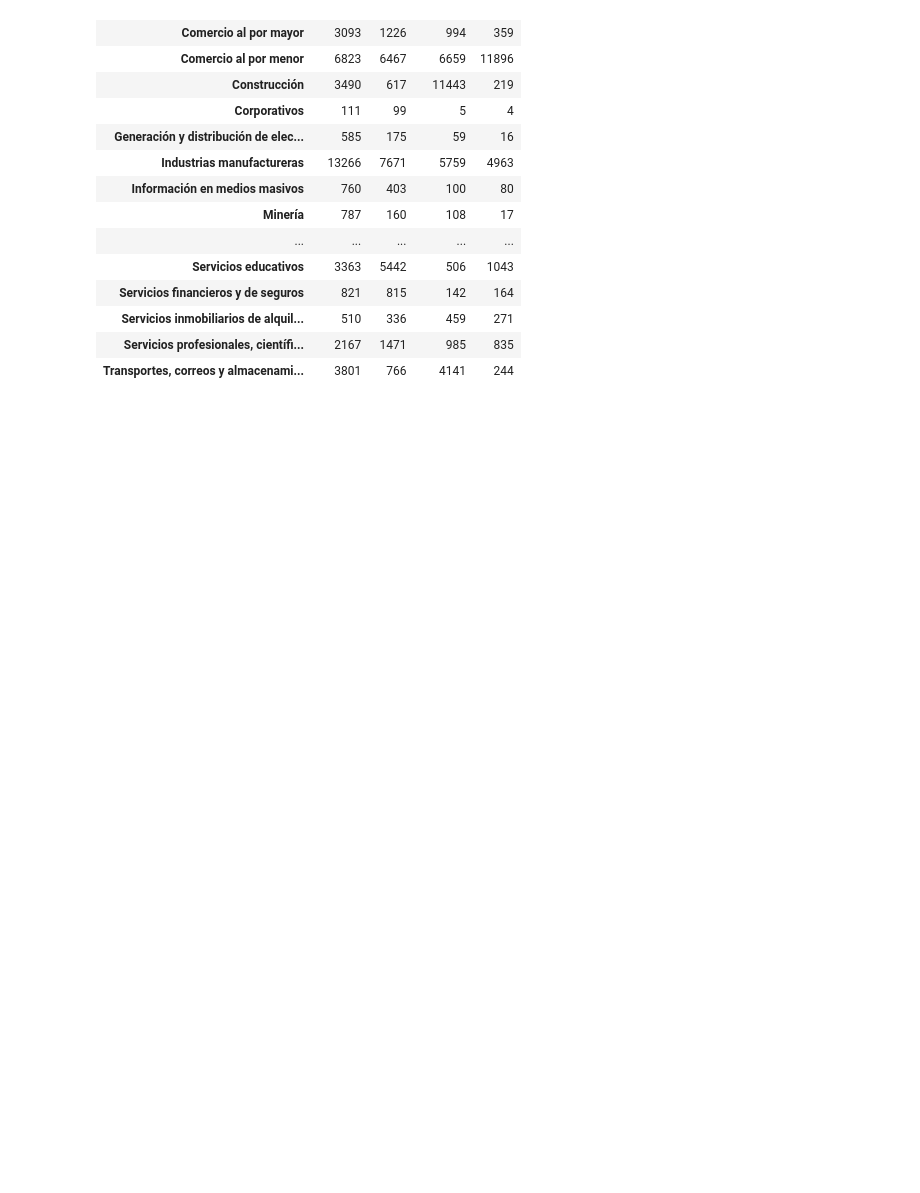
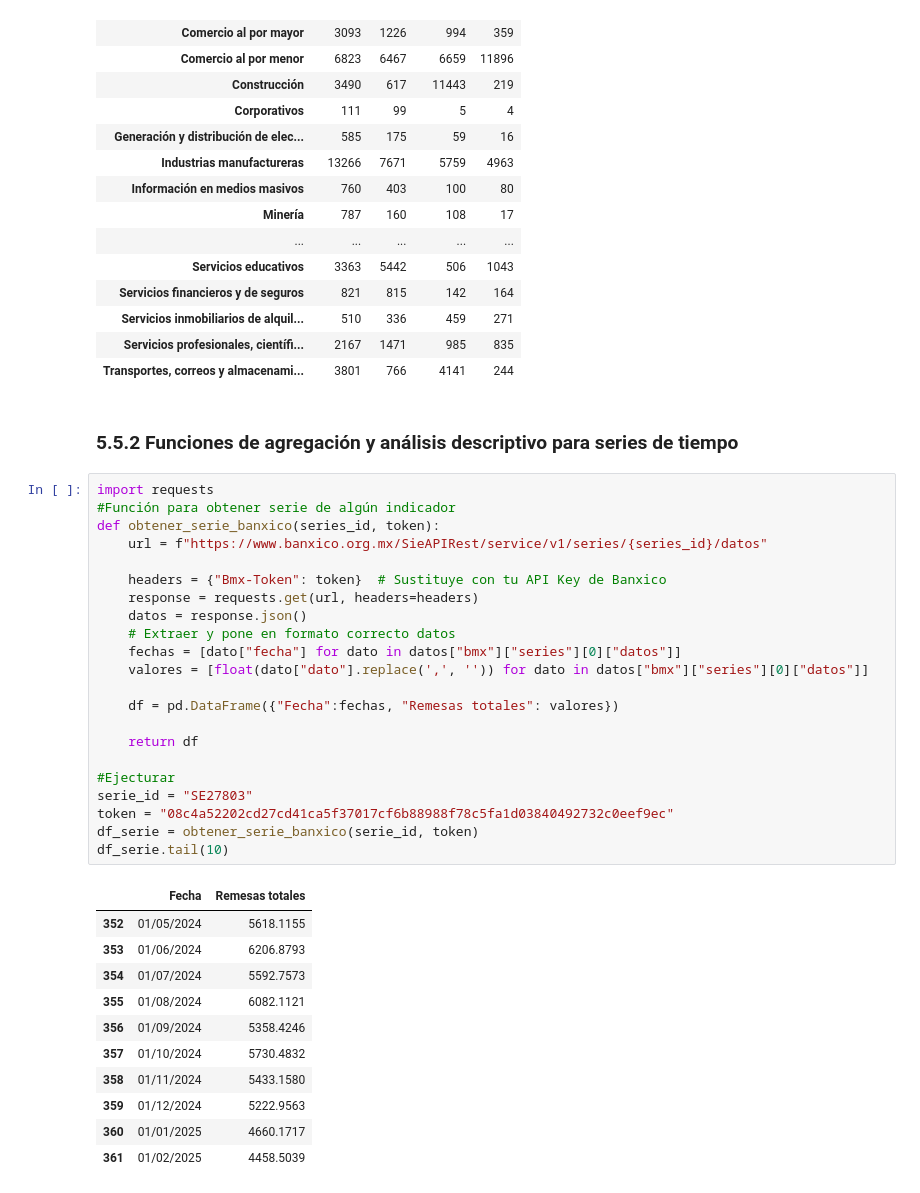
Before and after one commit to DiegoSReco/intro_python_para_economistas, a Jupyter notebook: script_python_5_Analisis_Datos_Pandas_2.ipynb, the cells around one changed output. Cells and saved outputs as stored; diff of their text form; blank space fills up the shorter version.

```diff
--- a/script_python_5_Analisis_Datos_Pandas_2.ipynb
+++ b/script_python_5_Analisis_Datos_Pandas_2.ipynb
@@ -2249,3 +2250,40 @@ See the caveats in the documentation: https://pandas.pydata.org/pandas-docs/stab
 | Servicios inmobiliarios de alquil... | 510 | 336 | 459 | 271 |
 | Servicios profesionales, científi... | 2167 | 1471 | 985 | 835 |
 | Transportes, correos y almacenami... | 3801 | 766 | 4141 | 244 |
+# %% [markdown]
+
+### **5.5.2 Funciones de agregación y análisis descriptivo para series de tiempo**
+# %%
+import requests
+#Función para obtener serie de algún indicador
+def obtener_serie_banxico(series_id, token):
+    url = f"https://www.banxico.org.mx/SieAPIRest/service/v1/series/{series_id}/datos"
+
+    headers = {"Bmx-Token": token}  # Sustituye con tu API Key de Banxico
+    response = requests.get(url, headers=headers)
+    datos = response.json()
+    # Extraer y pone en formato correcto datos
+    fechas = [dato["fecha"] for dato in datos["bmx"]["series"][0]["datos"]]
+    valores = [float(dato["dato"].replace(',', '')) for dato in datos["bmx"]["series"][0]["datos"]]
+
+    df = pd.DataFrame({"Fecha":fechas, "Remesas totales": valores})
+
+    return df
+
+#Ejecturar
+serie_id = "SE27803"
+token = "08c4a52202cd27cd41ca5f37017cf6b88988f78c5fa1d03840492732c0eef9ec"
+df_serie = obtener_serie_banxico(serie_id, token)
+df_serie.tail(10)
+# %% [output]
+|  | Fecha | Remesas totales |
+| 352 | 01/05/2024 | 5618.1155 |
+| 353 | 01/06/2024 | 6206.8793 |
+| 354 | 01/07/2024 | 5592.7573 |
+| 355 | 01/08/2024 | 6082.1121 |
+| 356 | 01/09/2024 | 5358.4246 |
+| 357 | 01/10/2024 | 5730.4832 |
+| 358 | 01/11/2024 | 5433.1580 |
+| 359 | 01/12/2024 | 5222.9563 |
+| 360 | 01/01/2025 | 4660.1717 |
+| 361 | 01/02/2025 | 4458.5039 |
```
Also changed, not shown: parts of 4 cells of this notebook.
